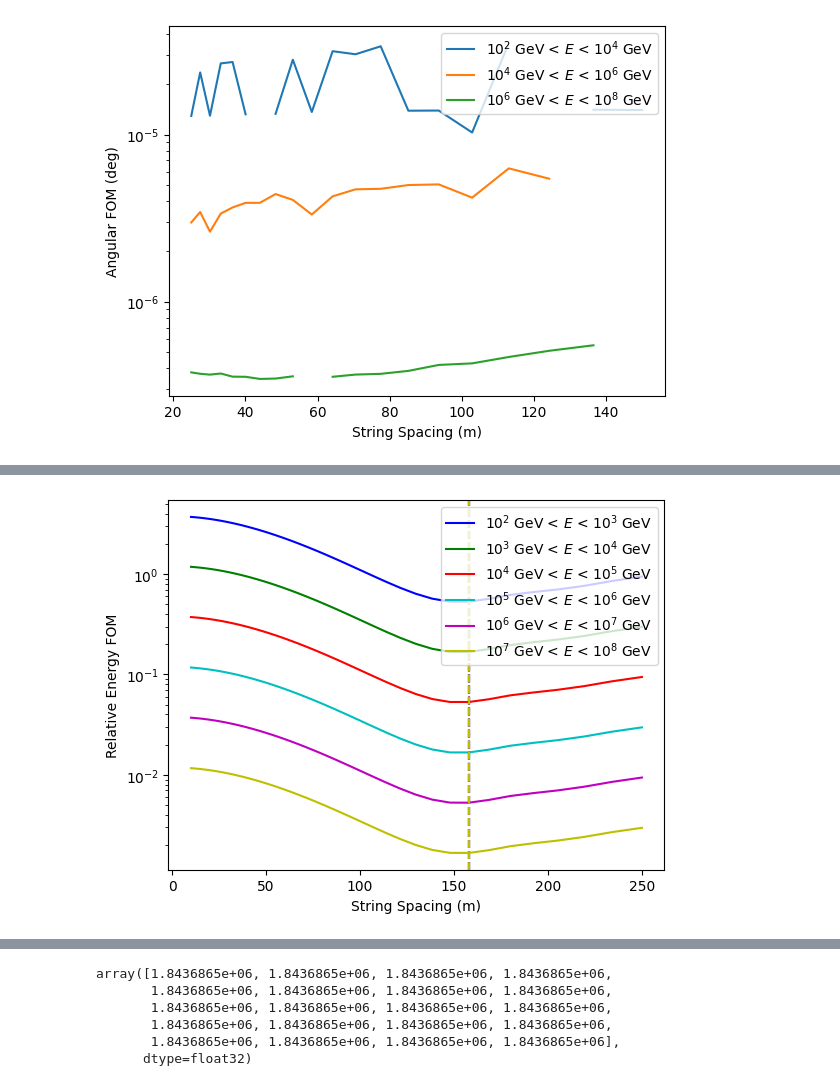
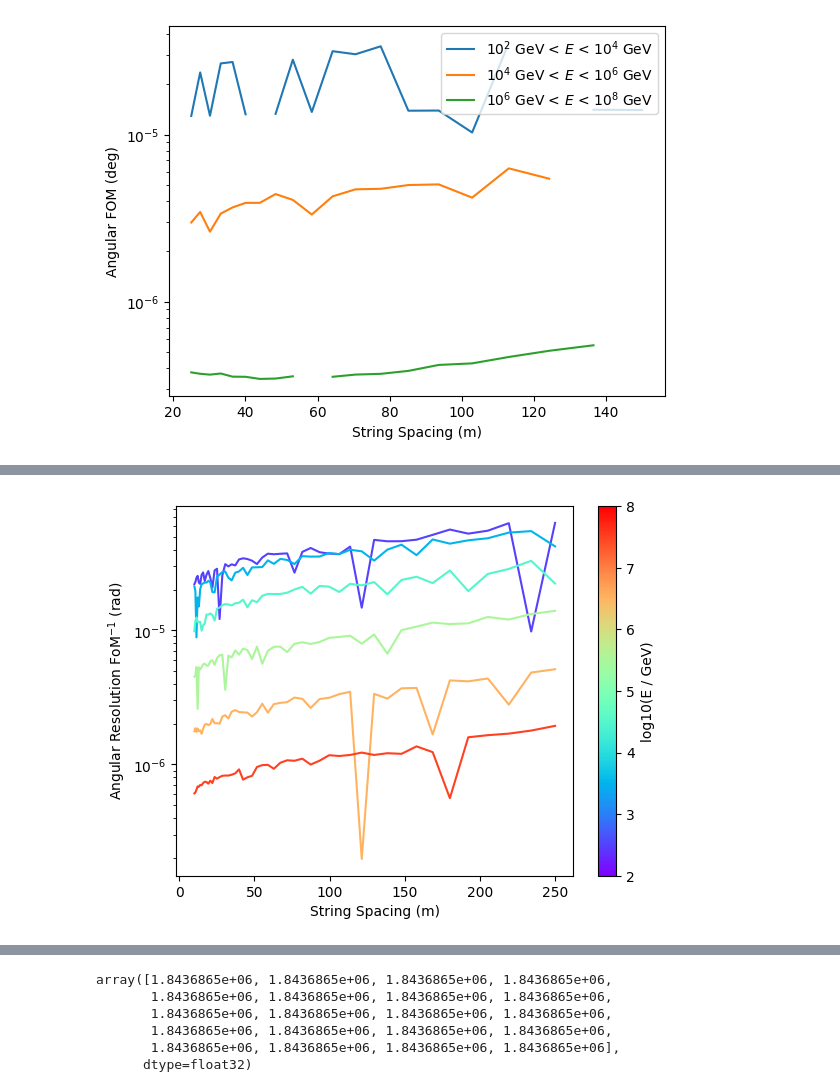
Before and after one commit to kristiantcho/nugget, a Jupyter notebook: nugget/examples/poisson_tests.ipynb, the cells around one changed output, grey strips where cells are left out. Cells and saved outputs as stored; diff of their text form; code cells hidden in the pictures.

```diff
--- a/nugget/examples/poisson_tests.ipynb
+++ b/nugget/examples/poisson_tests.ipynb
@@ -13,7 +14,7 @@ Lognorm = cm.colors.LogNorm
 [KeOps] Warning : CUDA libraries not found or could not be loaded; Switching to CPU only.
 # %%
 importlib.reload(nugget.losses.fisher_info)  # Reload NUGGET package to ensure latest changes are used
-device='cuda:3'
+device='cuda:2'
 center = [0,0,0]
 radius = 600
 height = 1000
@@ -39,12 +40,12 @@ signal_sampler = nugget.samplers.cyl_sampler.CylinderSampler(
 angular_resolution_loss = nugget.losses.fisher_info.WeightedResolutionLoss(
         device=device,
         resolution_type='angular',
-        fisher_info_params=['energy', 'direction']
+        fisher_info_params=['direction']
     )
 energy_resolution_loss = nugget.losses.fisher_info.WeightedResolutionLoss(
     device=device,
     resolution_type='energy',
-    fisher_info_params=['energy', 'direction']
+    fisher_info_params=['energy']
 )
 # %%
 num_events = 100000
@@ -191,6 +192,6 @@ plt.legend()
 [figure]
 # %%
 num_strings = 61
-event_type = 'cascade'
-param_type = 'energy' # energy or angular
+event_type = 'track'
+param_type = 'angular' # energy or angular
 angular_loss_dicts = pickle.load(open(f"pois_tests/pois_{num_strings}_{event_type}_{param_type}_loss_dicts_energies.pkl", "rb"))
@@ -198,34 +245,80 @@ angular_loss_dicts = pickle.load(open(f"pois_tests/pois_{num_strings}_{event_typ
 spacing_min = 10
 spacing_max = 250
 spacing_count = 50
+show_optimized_geometries = False
+metric = 'fom'
 # selection_limits = {'zenith': 'vertical'}
-colors = ['b', 'g', 'r', 'c', 'm', 'y']
+energy_norm = plt.Normalize(vmin=2, vmax=8)
+energy_cmap = cm.rainbow
 for energy in range(2,8):
     angular_foms = []
+    color = energy_cmap(energy_norm(energy+0.5))
     signal_events = nugget.utils.data_tools.load_signal_events_parquet(f"pois_tests/pois_space_{num_strings}_{event_type}_signal_events_e{energy}-e{energy+1}.parquet")
     # selection_inds = nugget.utils.data_tools.select_event_indices(
     # events=signal_events,
     # limits=selection_limits)
     # for angular_loss_dict in angular_loss_dicts[f'{energy}-{energy+1}' if energy < 6 else f'{energy}-{energy+2}']:
+    if show_optimized_geometries:
+        geom_dict_rov = pickle.load(open(f"res_test/opt_geoms/opt_geoms_dyn_{num_strings}_inf_r600_50_poisson_rov_{event_type}_{'angle' if param_type == 'angular' else 'energy'}_mean/geom_e{energy}_e{energy+1}.pkl", "rb"))
+        geom_dict_no_rov = pickle.load(open(f"res_test/opt_geoms/opt_geoms_dyn_{num_strings}_inf_r600_50_poisson_no_rov_{event_type}_{'angle' if param_type == 'angular' else 'energy'}_mean/geom_e{energy}_e{energy+1}.pkl", "rb"))
     for angular_loss_dict in angular_loss_dicts[f'{energy}-{energy+1}']:
         # angular_foms.append(angular_loss_dict['angular_resolution_loss'])
-        ang_res = angular_loss_dict['resolution_per_event']#[selection_inds]
-        # angular_foms.append(1 / torch.sqrt(torch.sum(1 / (ang_res[torch.isfinite(ang_res)] ** 2))))
+        if metric == 'mean':
+            ang_res = angular_loss_dict['resolution_per_event']#[selection_inds]
+            # angular_foms.append(1 / torch.sqrt(torch.sum(1 / (ang_res[torch.isfinite(ang_res)] ** 2))))
+            if param_type == 'energy':
+                energies = torch.tensor([params['energy'] for params in signal_events])
+                ang_res = ang_res/energies
+
+            angular_foms.append(ang_res[torch.isfinite(ang_res)].mean())
+        else:
+            angular_foms.append(angular_loss_dict['angular_resolution_loss'])
+    if show_optimized_geometries:
         if param_type == 'energy':
-            energies = torch.tensor([params['energy'] for params in signal_events])
-            ang_res = ang_res/energies
-        angular_foms.append(ang_res[torch.isfinite(ang_res)].mean())
+            loss_func = energy_resolution_loss
+        else:
+            loss_func = angular_resolution_loss
+        loss_dict_rov = loss_func(
+                    geom_dict=geom_dict_rov,
+                    signal_event_params=signal_events,
+                    **loss_params
+                    )
+        loss_dict_no_rov = loss_func(
+                    geom_dict=geom_dict_no_rov,
+                    signal_event_params=signal_events,
+                    **loss_params
+                    )
+        if param_type == 'energy':
+            plt.axhline(loss_dict_rov['energy_resolution_loss'].cpu().item(), linestyle='--', color=color)
+            plt.axhline(loss_dict_no_rov['energy_resolution_loss'].cpu().item(), linestyle=':', color=color)
+        else:
+            plt.axhline(loss_dict_rov['angular_resolution_loss'].cpu().item(), linestyle='--', color=color)
+            plt.axhline(loss_dict_no_rov['angular_resolution_loss'].cpu().item(), linestyle=':', color=color)
     angular_foms = torch.stack(angular_foms).squeeze().cpu().numpy()
-    # plt.plot(np.logspace(np.log10(spacing_min), np.log10(spacing_max), spacing_count)[:len(angular_foms)], angular_foms, label=fr"10$^{{{energy}}}$ GeV < $E$ < $10^{{{energy+1 if energy < 6 else energy+2}}}$ GeV", color=colors[energy-2])
-    plt.plot(np.logspace(np.log10(spacing_min), np.log10(spacing_max), spacing_count)[:len(angular_foms)], angular_foms, label=fr"10$^{{{energy}}}$ GeV < $E$ < $10^{{{energy+1}}}$ GeV", color=colors[energy-2])
+    # plt.plot(np.logspace(np.log10(spacing_min), np.log10(spacing_max), spacing_count)[:len(angular_foms)], angular_foms, label=fr"10$^{{{energy}}}$ GeV < $E$ < $10$^{{{energy+1 if energy < 6 else energy+2}}}$ GeV", color=colors[energy-2])
+    plt.plot(np.logspace(np.log10(spacing_min), np.log10(spacing_max), spacing_count)[:len(angular_foms)], angular_foms, color=color)
     # plot the vertical line at the string spacing where the angular FOM is minimized
-    plt.axvline(np.logspace(np.log10(spacing_min), np.log10(spacing_max), spacing_count)[:len(angular_foms)][np.argmin(angular_foms)], linestyle='--', color=colors[energy-2])
+    # plt.axvline(np.logspace(np.log10(spacing_min), np.log10(spacing_max), spacing_count)[:len(angular_foms)][np.argmin(angular_foms)], linestyle='--', color=colors[energy-2])
     print(f"Energy: {energy}, best spacing: {np.logspace(np.log10(spacing_min), np.log10(spacing_max), spacing_count)[:len(angular_foms)][np.argmin(angular_foms)]}")
 plt.xlabel("String Spacing (m)")
 if param_type == 'energy':
-    plt.ylabel("Relative Energy FOM")
+    plt.ylabel("Mean Relative Energy Resolution")
 else:
-    plt.ylabel("Angular FOM (deg)")
+    if metric == 'mean':
+        plt.ylabel("Mean Angular Resolution (rad)")
+    else:
+        plt.ylabel(r"Angular Resolution FoM$^{-1}$ (rad)")
 plt.yscale('log')
-plt.legend()
+sm = cm.ScalarMappable(norm=energy_norm, cmap=energy_cmap)
+sm.set_array([])
+cbar = plt.colorbar(sm, ax=plt.gca())
+cbar.set_label(r'log10(E / GeV)')
+cbar.set_ticks(np.arange(2, 9))
+legend_handles = [
+    Line2D([0], [0], color='black', linewidth=2, label='hexagonal'),
+    Line2D([0], [0], color='black', linestyle='--', linewidth=2, label='optimized (ROV)'),
+    Line2D([0], [0], color='black', linestyle=':', linewidth=2, label='optimized (no ROV)')
+]
+if show_optimized_geometries:
+    plt.legend(handles=legend_handles)
 # %% [output]
@@ -239 +331 @@ Energy: 7, best spacing: 157.8462588897298
-[figure, old version]
+[figure, new version]
```
Also changed, not shown: parts of 5 cells of this notebook, 6 other files.
